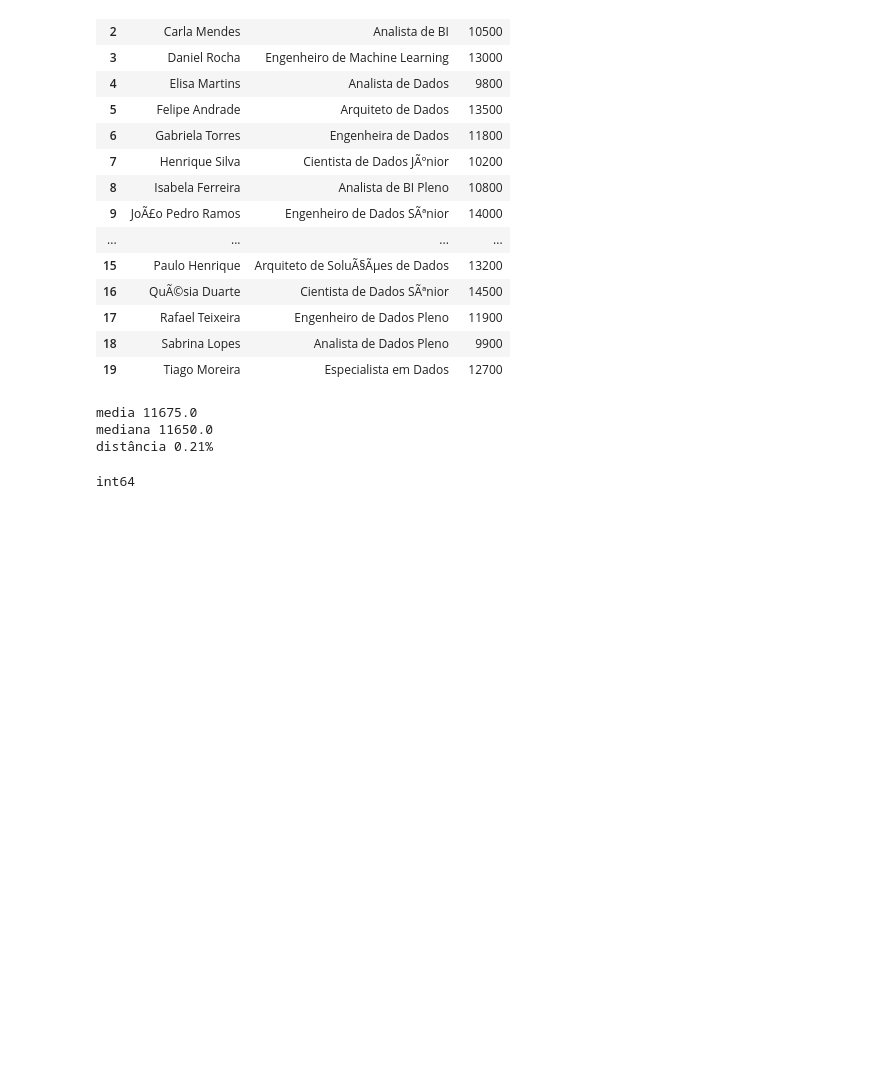
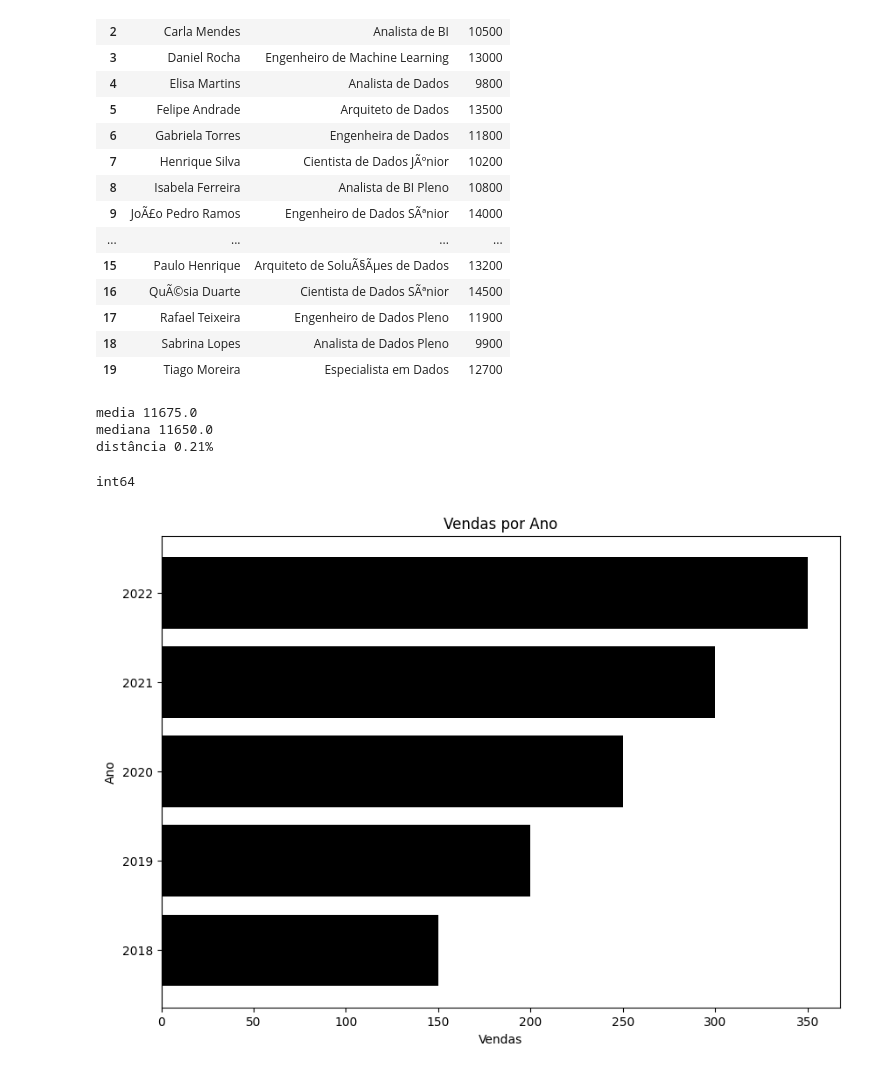
Before and after one commit to CassioPereira1924/Repo_Senac, a Jupyter notebook: uqartis.ipynb, the cells around one changed output. Saved outputs shown, nothing was run; the diff lists cells and outputs as text; code cells hidden in the pictures; blank space fills up the shorter version.

```diff
--- a/uqartis.ipynb
+++ b/uqartis.ipynb
@@ -275,3 +276,22 @@ tipo = df['ano'].dtype
 print(tipo)
 # %% [output]
 int64
+# %%
+import pandas as pd
+import matplotlib.pyplot as plt
+
+
+dados = {'Ano': [2018, 2019, 2020, 2021, 2022],
+          'Vendas': [150, 200, 250, 300, 350]}
+df = pd.DataFrame(dados)
+#plt.plot(dias, valores, marker='o', linestyle='-', color='b')
+plt.figure(figsize=(10, 7)) # DETERMINA O TAMANHO DA IMAGEM
+plt.barh(df['Ano'], df['Vendas'], color='black')
+plt.title('Vendas por Ano')
+plt.xlabel('Vendas')
+plt.ylabel('Ano')
+#COMANDO PARA SALVAR O GRÁFICO
+plt.savefig('grafico_barras_horizontais.png')
+plt.show()
+# %% [output]
+[figure, added]
```
Also changed, not shown: parts of 5 cells of this notebook.
